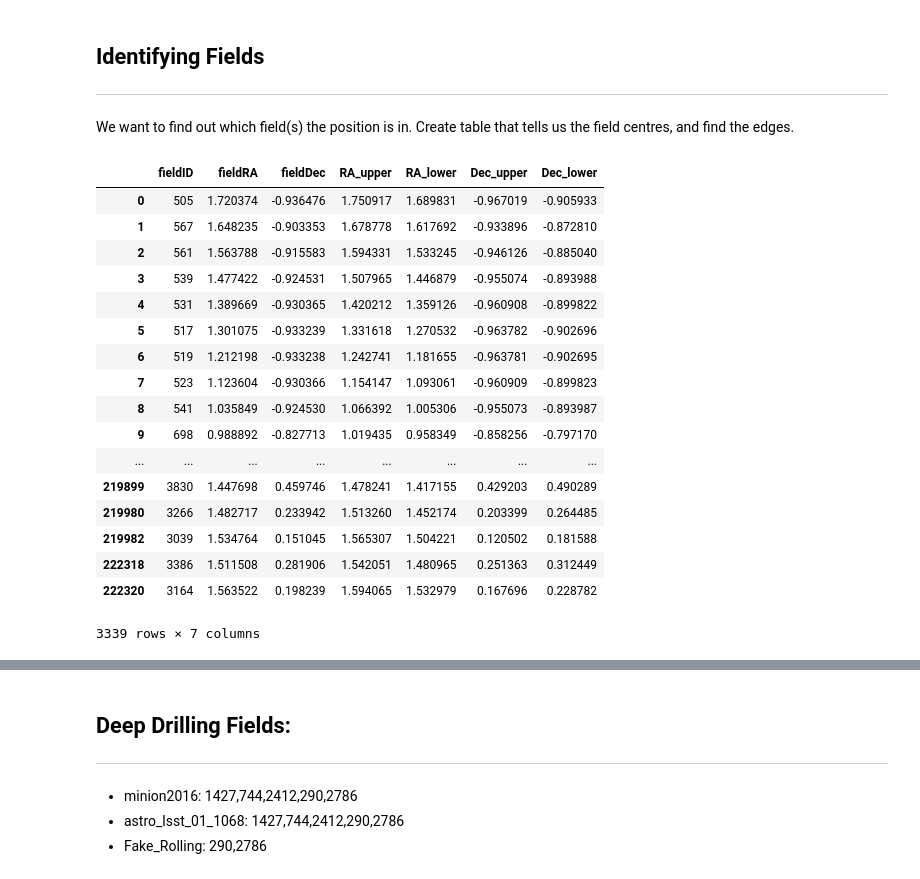
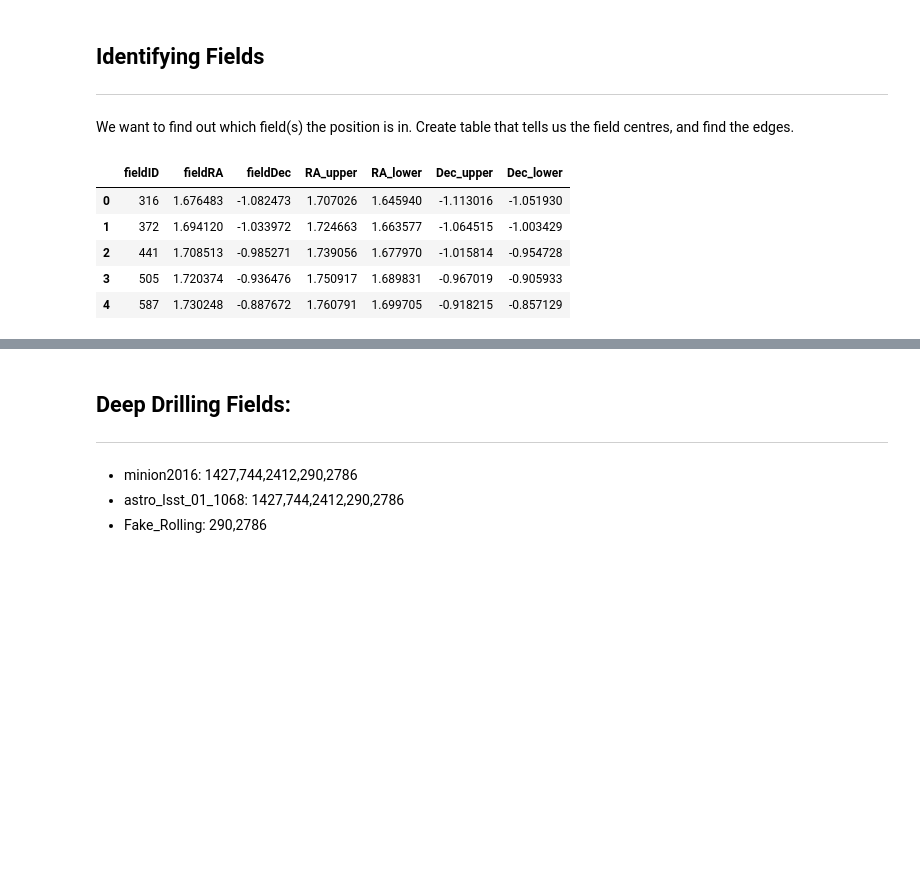
Before and after one commit to RobFirth/LSST_tools, a Jupyter notebook: lsst_tools/sims/notebooks/simulate_lightcurve_LSST_cadence.ipynb, the cells around one changed output, grey strips where cells are left out. Cells and saved outputs as stored; diff of their text form; code cells hidden in the pictures; blank space fills up the shorter version.

```diff
--- a/lsst_tools/sims/notebooks/simulate_lightcurve_LSST_cadence.ipynb
+++ b/lsst_tools/sims/notebooks/simulate_lightcurve_LSST_cadence.ipynb
@@ -124,26 +115,14 @@ We want to find out which field(s) the position is in. Create table that tells u
 # working_df = utils.get_field_corners(working_df.drop_duplicates("fieldID"))[['fieldRA', 'fieldDec']]
 allfields_df = utils.get_field_corners(pd.DataFrame(working_df.drop_duplicates("fieldID"))[['fieldID', 'fieldRA', 'fieldDec']])
 # %%
-allfields_df
+allfields_df.head()
 # %% [output]
 |  | fieldID | fieldRA | fieldDec | RA_upper | RA_lower | Dec_upper | Dec_lower |
-| 0 | 505 | 1.720374 | -0.936476 | 1.750917 | 1.689831 | -0.967019 | -0.905933 |
-| 1 | 567 | 1.648235 | -0.903353 | 1.678778 | 1.617692 | -0.933896 | -0.872810 |
-| 2 | 561 | 1.563788 | -0.915583 | 1.594331 | 1.533245 | -0.946126 | -0.885040 |
-| 3 | 539 | 1.477422 | -0.924531 | 1.507965 | 1.446879 | -0.955074 | -0.893988 |
-| 4 | 531 | 1.389669 | -0.930365 | 1.420212 | 1.359126 | -0.960908 | -0.899822 |
-| 5 | 517 | 1.301075 | -0.933239 | 1.331618 | 1.270532 | -0.963782 | -0.902696 |
-| 6 | 519 | 1.212198 | -0.933238 | 1.242741 | 1.181655 | -0.963781 | -0.902695 |
-| 7 | 523 | 1.123604 | -0.930366 | 1.154147 | 1.093061 | -0.960909 | -0.899823 |
-| 8 | 541 | 1.035849 | -0.924530 | 1.066392 | 1.005306 | -0.955073 | -0.893987 |
-| 9 | 698 | 0.988892 | -0.827713 | 1.019435 | 0.958349 | -0.858256 | -0.797170 |
-| ... | ... | ... | ... | ... | ... | ... | ... |
-| 219899 | 3830 | 1.447698 | 0.459746 | 1.478241 | 1.417155 | 0.429203 | 0.490289 |
-| 219980 | 3266 | 1.482717 | 0.233942 | 1.513260 | 1.452174 | 0.203399 | 0.264485 |
-| 219982 | 3039 | 1.534764 | 0.151045 | 1.565307 | 1.504221 | 0.120502 | 0.181588 |
-| 222318 | 3386 | 1.511508 | 0.281906 | 1.542051 | 1.480965 | 0.251363 | 0.312449 |
-| 222320 | 3164 | 1.563522 | 0.198239 | 1.594065 | 1.532979 | 0.167696 | 0.228782 |
+| 0 | 316 | 1.676483 | -1.082473 | 1.707026 | 1.645940 | -1.113016 | -1.051930 |
+| 1 | 372 | 1.694120 | -1.033972 | 1.724663 | 1.663577 | -1.064515 | -1.003429 |
+| 2 | 441 | 1.708513 | -0.985271 | 1.739056 | 1.677970 | -1.015814 | -0.954728 |
+| 3 | 505 | 1.720374 | -0.936476 | 1.750917 | 1.689831 | -0.967019 | -0.905933 |
+| 4 | 587 | 1.730248 | -0.887672 | 1.760791 | 1.699705 | -0.918215 | -0.857129 |
-3339 rows × 7 columns
 # %%
 field_df = allfields_df[(allfields_df["RA_upper"] >= df["theta"][0] + np.pi) &
                 (allfields_df["RA_lower"] <= df["theta"][0] + np.pi) &
```
Also changed, not shown: parts of 18 cells of this notebook.
